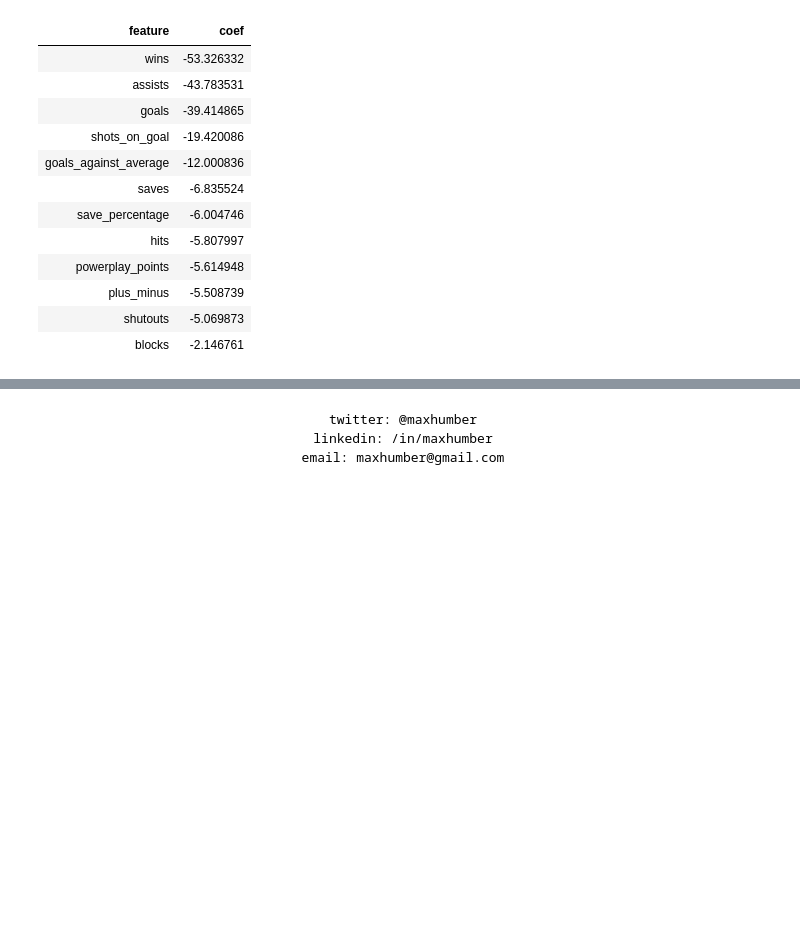
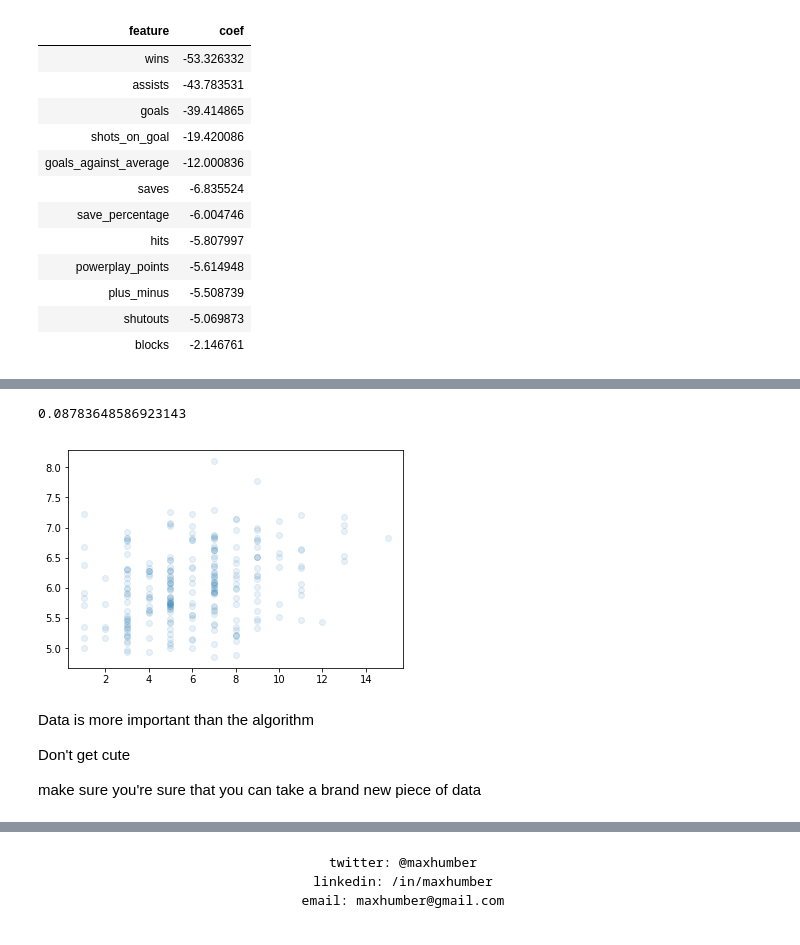
Before and after one commit to MaryLvV/regression, a Jupyter notebook: regression_gone_wrong.ipynb, the cells around one changed output, grey strips where cells are left out. Cells and saved outputs as stored; diff of their text form; code cells hidden in the pictures; blank space fills up the shorter version.

```diff
--- a/regression_gone_wrong.ipynb
+++ b/regression_gone_wrong.ipynb
@@ -534,0 +624,2 @@ display(bias[~bias.feature.str.contains('position')])
+# %%
+X_train_i = sm.add_constant(X_train)
@@ -534,0 +640,20 @@ display(bias[~bias.feature.str.contains('position')])
+# %%
+class PoissonRegression(BaseEstimator):
+    def __init__(self, fit_intercept=True):
+        self.fit_intercept = fit_intercept
+
+    def fit(self, X, y):
+        if self.fit_intercept:
+            X = sm.add_constant(X)
+        self.model = sm.GLM(y, X, family=sm.families.Poisson()).fit()
+        if self.fit_intercept:
+            self.coef_ = self.model.params[1:]
+            self.intercept_ = self.model.params[0]
+        else:
+            self.coef_ = self.model.params
+        return self
+
+    def predict(self, X):
+        if self.fit_intercept:
+            X = sm.add_constant(X)
+        return self.model.predict(X)
@@ -534,0 +664,4 @@ display(bias[~bias.feature.str.contains('position')])
+# %%
+pr = PoissonRegression()
+pr.fit(X_train, y_train)
+pr.predict(X_test)[:10]
@@ -535,3 +680,16 @@ display(bias[~bias.feature.str.contains('position')])
+# %%
+y_hat = pr.predict(X_test)
+print(r2_score(y_test, y_hat))
+plt.scatter(y_test, y_hat, alpha=1/10);
+# %% [output]
+0.08783648586923143
+[figure, added]
+# %% [markdown]
+Data is more important than the algorithm
+
+Don't get cute
+
+make sure you're sure that you can take a brand new piece of data
 # %% [markdown]
 ![](https://media.giphy.com/media/lD76yTC5zxZPG/giphy.gif)
 # %% [markdown]
```
Also changed, not shown: parts of 41 cells of this notebook, 9 other files.
